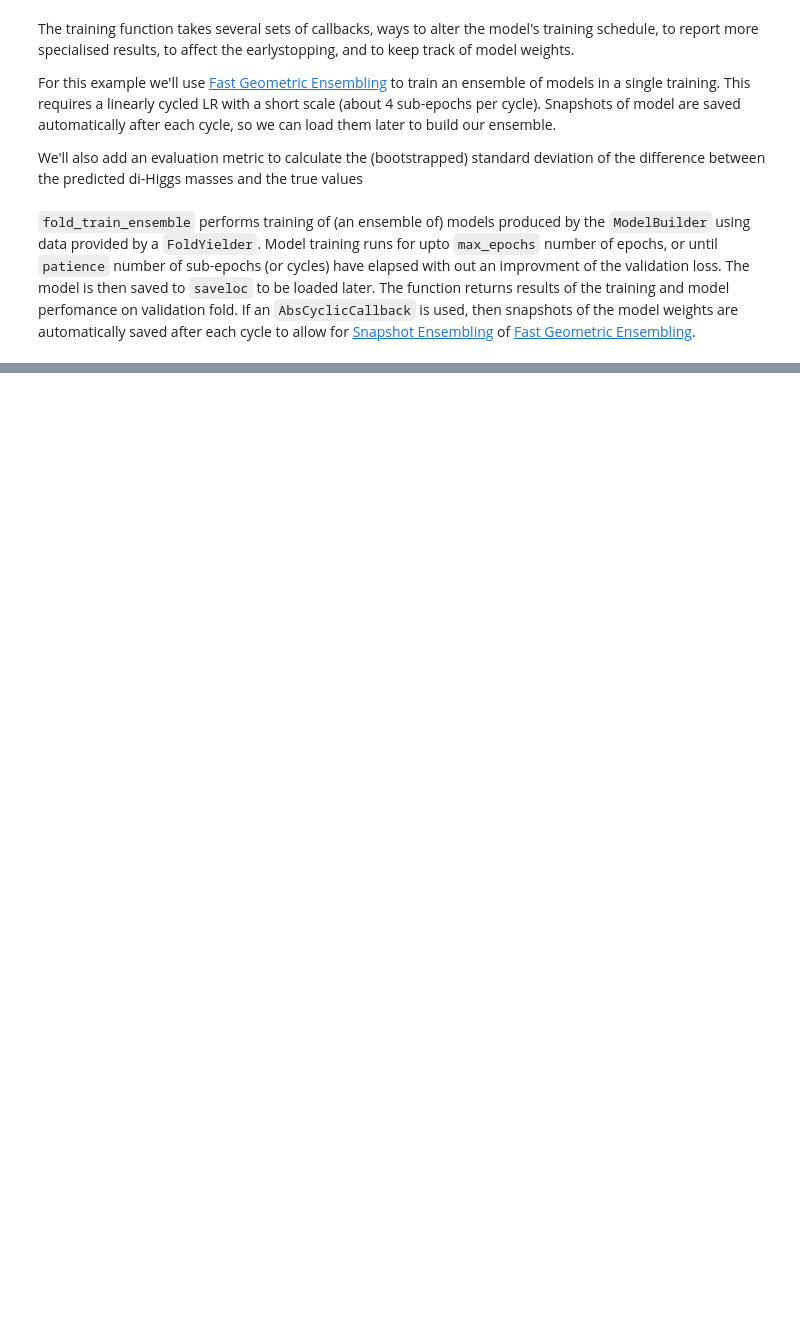
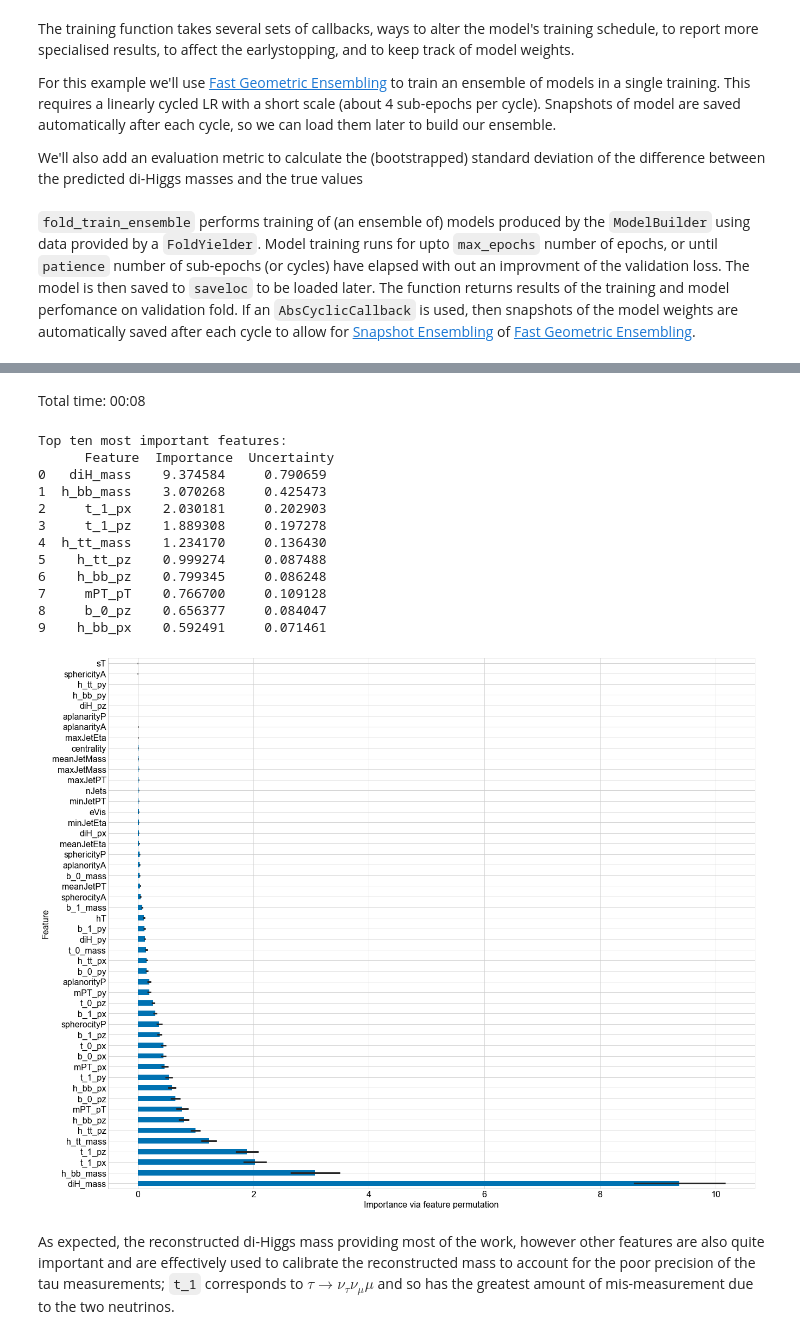
Before and after one commit to GilesStrong/lumin, a Jupyter notebook: examples/Single_Target_Regression.ipynb, the cells around one changed output, grey strips where cells are left out. Drawn from its saved outputs; the diff is of its cells as text; code cells hidden in the pictures; blank space fills up the shorter version.

Commit message:
Single target regression complete

```diff
--- a/examples/Single_Target_Regression.ipynb
+++ b/examples/Single_Target_Regression.ipynb
@@ -344,2 +513,3 @@ ensemble.build_ensemble(results, 1, model_builder)
 # %%
-ensemble.save('weights/test', feats=train_feats, overwrite=True)
+name = 'weights/Single_Target_Regression'
+ensemble.save(name, feats=train_feats, overwrite=True)
@@ -351,5 +525,0 @@ ensemble.load('weights/test')
-# %%
-with open(PATH/'input_pipe.pkl', 'rb') as fin:
-    input_pipe = pickle.load(fin)
-train_fy.add_input_pipe(input_pipe)
-train_df = train_fy.get_df(inc_inputs=True, deprocess=True); train_df.head()
@@ -425,0 +594,3 @@ plot_kdes_from_bs(x_pull, {s:bs_stats[s] for s in bs_stats if 'pull' in s},
+# %%
+ensemble = Ensemble()
+ensemble.load(name)
@@ -425,0 +613,19 @@ plot_kdes_from_bs(x_pull, {s:bs_stats[s] for s in bs_stats if 'pull' in s},
+# %%
+_ = ensemble.get_feat_importance(train_fy)
+# %% [output]
+Total time: 00:08
+Top ten most important features:
+      Feature  Importance  Uncertainty
+0   diH_mass    9.374584     0.790659
+1  h_bb_mass    3.070268     0.425473
+2     t_1_px    2.030181     0.202903
+3     t_1_pz    1.889308     0.197278
+4  h_tt_mass    1.234170     0.136430
+5    h_tt_pz    0.999274     0.087488
+6    h_bb_pz    0.799345     0.086248
+7     mPT_pT    0.766700     0.109128
+8     b_0_pz    0.656377     0.084047
+9    h_bb_px    0.592491     0.071461
+[figure, added]
+# %% [markdown]
+As expected, the reconstructed di-Higgs mass providing most of the work, however other features are also quite important and are effectively used to calibrate the reconstructed mass to account for the poor precision of the tau measurements; `t_1` corresponds to $\tau\rightarrow\nu_\tau\nu_\mu\mu$ and so has the greatest amount of mis-measurement due to the two neutrinos.
```
Also changed, not shown: parts of 69 cells of this notebook, 5 other files.
